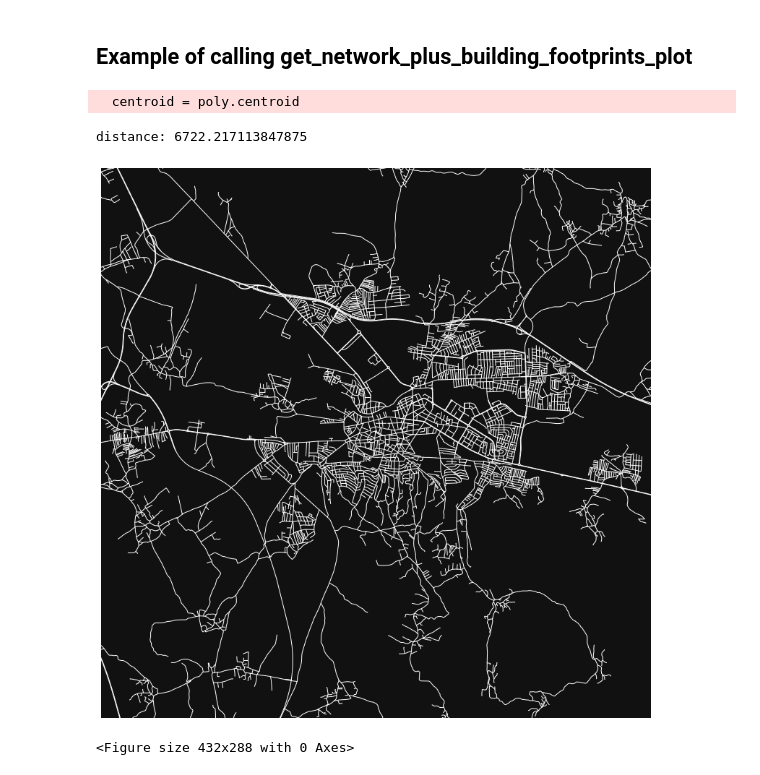
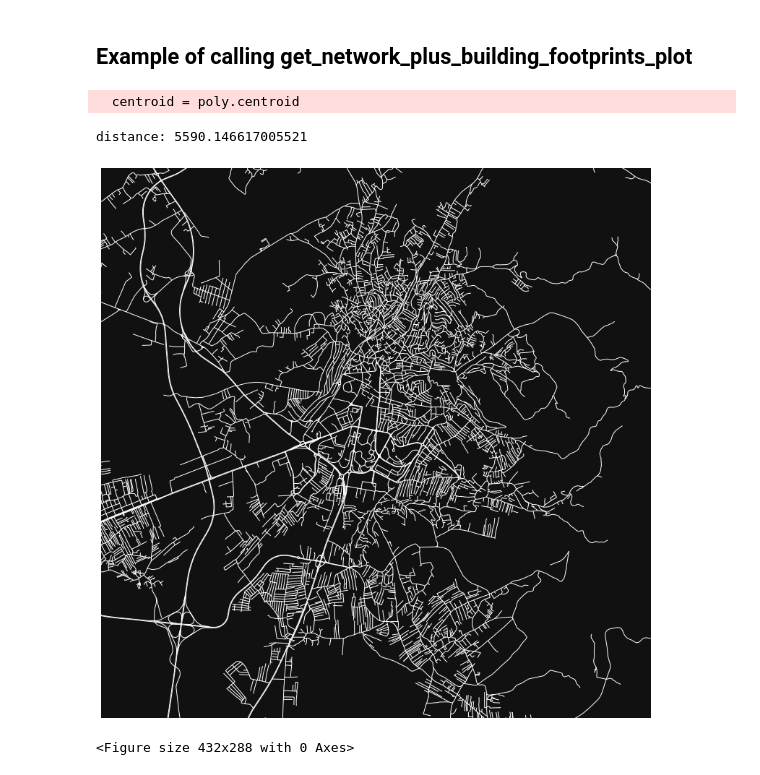
Before and after one commit to worldbank/CityScan, a Jupyter notebook: road_network_analysis/CityScan_Betweenness_Centrality_and_Bearings.ipynb, the cells around one changed output. Saved outputs shown, nothing was run; the diff lists cells and outputs as text; code cells hidden in the pictures.

Commit message:
Customize road network analysis for Pristina

```diff
--- a/road_network_analysis/CityScan_Betweenness_Centrality_and_Bearings.ipynb
+++ b/road_network_analysis/CityScan_Betweenness_Centrality_and_Bearings.ipynb
@@ -403,7 +403,7 @@ if __name__ == "__main__":
 import time
 start = time.time()
 # %%
-AOI_name = 'Nis_AOI'
+AOI_name = 'pristina_AOI'
 # %%
 main(AOI_name, centrality_type = "edge")
 # %% [output]
@@ -463,7 +461,7 @@ def get_network_plus_building_footprints_plot(place, zoom = 1, network_type='dri
     fp = f'data/{string}/{string}_network_plus_building_footprints.png'
 
     # Find centroid
-    poly = gpd.read_file(admin_folder + '/' + string + '.shp').set_crs(epsg = 4326).geometry.buffer(0)
+    poly = gpd.read_file(admin_folder + '/' + string + '.shp').to_crs(epsg = 4326).geometry.buffer(0)
     centroid = poly.centroid
     x = centroid[0].coords.xy[0][0]
     y = centroid[0].coords.xy[1][0]
@@ -491,14 +489,14 @@ def get_network_plus_building_footprints_plot(place, zoom = 1, network_type='dri
 # %%
 # cover page
 get_network_plus_building_footprints_plot(AOI_name,
-                                          zoom = 4,
+                                          zoom = 3,
                                           network_type = 'drive',
                                           bldg_color = 'orange',
                                           dpi = 90,
                                           default_width = 1,
                                           street_widths = {'secondary': 1, 'primary': 1})
 # %% [output]
   centroid = poly.centroid
-distance: 6722.217113847875
+distance: 5590.146617005521
-[figure, old version]
+[figure, new version]
 <Figure size 432x288 with 0 Axes>
```
Also changed, not shown: parts of 3 cells of this notebook.
